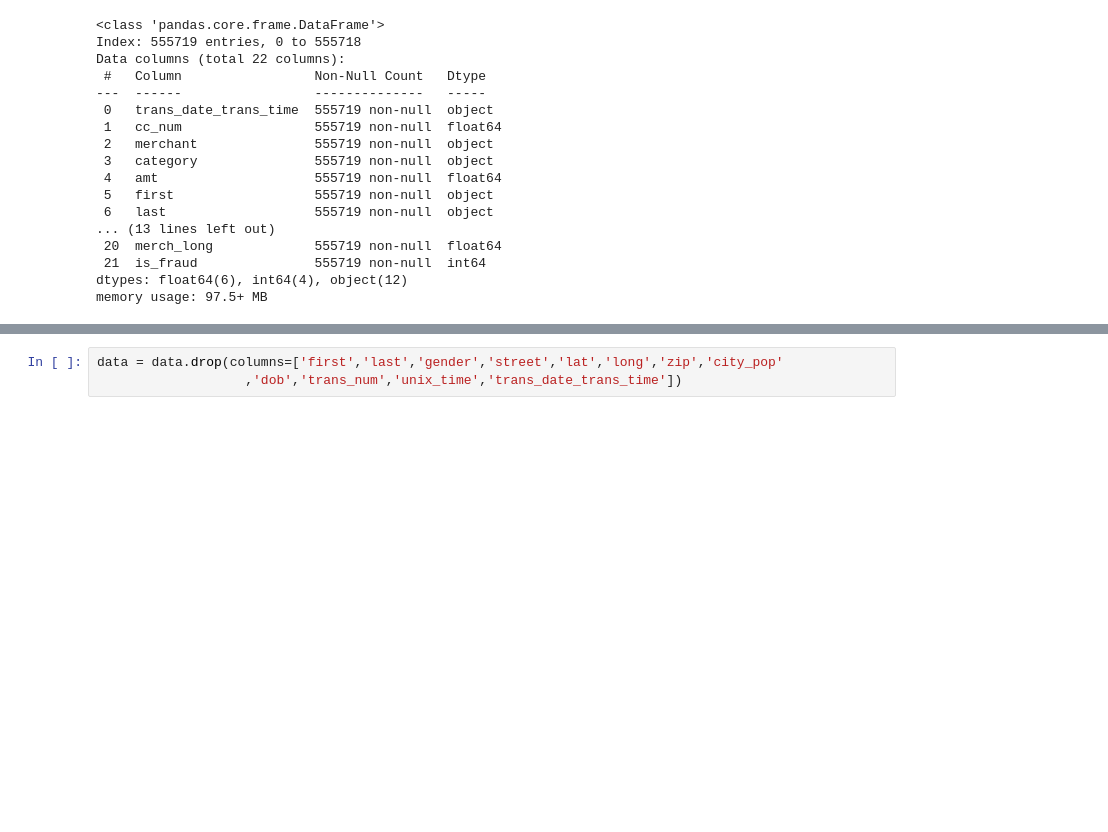
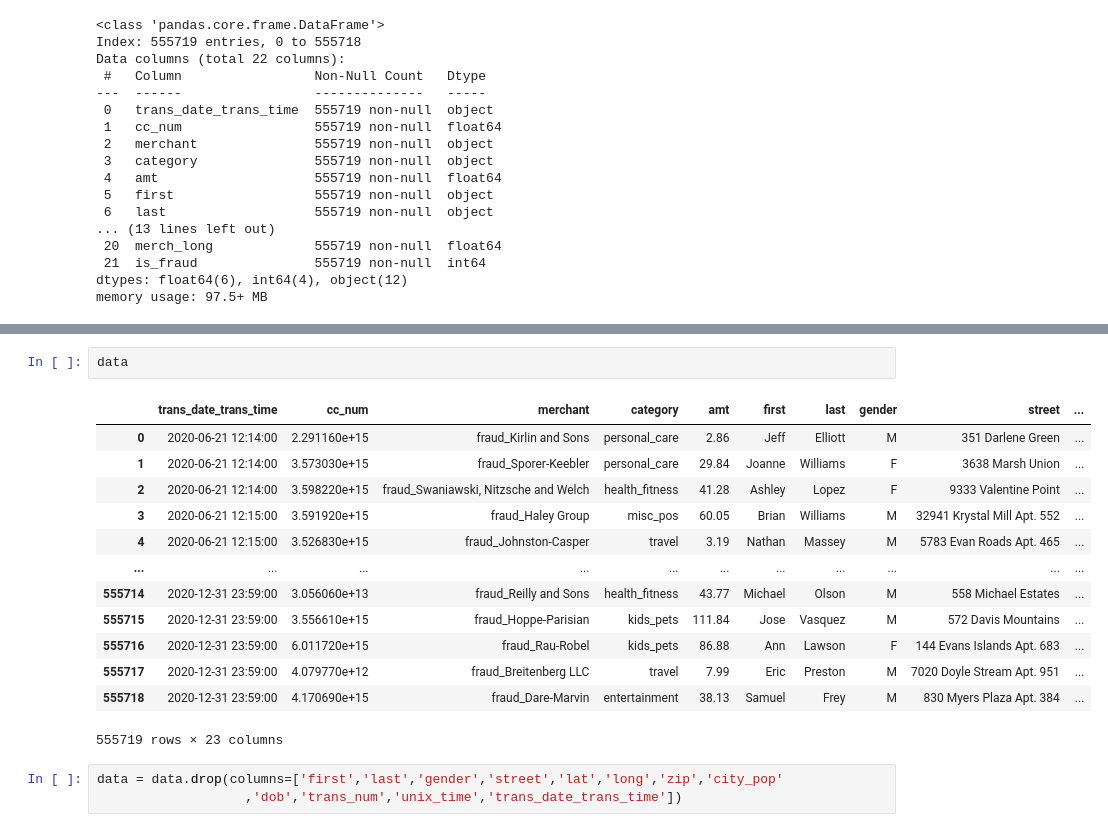
Before and after one commit to byshadowoz/AppleDL, a Jupyter notebook: nose.ipynb, the cells around one changed output, grey strips where cells are left out. Drawn from its saved outputs; the diff is of its cells as text; blank space fills up the shorter version.

```diff
--- a/nose.ipynb
+++ b/nose.ipynb
@@ -31,3 +41,19 @@ memory usage: 97.5+ MB
+# %%
+data
+# %% [output]
+|  | trans_date_trans_time | cc_num | merchant | category | amt | first | last | gender | street | ... |
+| 0 | 2020-06-21 12:14:00 | 2.291160e+15 | fraud_Kirlin and Sons | personal_care | 2.86 | Jeff | Elliott | M | 351 Darlene Green | ... |
+| 1 | 2020-06-21 12:14:00 | 3.573030e+15 | fraud_Sporer-Keebler | personal_care | 29.84 | Joanne | Williams | F | 3638 Marsh Union | ... |
+| 2 | 2020-06-21 12:14:00 | 3.598220e+15 | fraud_Swaniawski, Nitzsche and Welch | health_fitness | 41.28 | Ashley | Lopez | F | 9333 Valentine Point | ... |
+| 3 | 2020-06-21 12:15:00 | 3.591920e+15 | fraud_Haley Group | misc_pos | 60.05 | Brian | Williams | M | 32941 Krystal Mill Apt. 552 | ... |
+| 4 | 2020-06-21 12:15:00 | 3.526830e+15 | fraud_Johnston-Casper | travel | 3.19 | Nathan | Massey | M | 5783 Evan Roads Apt. 465 | ... |
+| ... | ... | ... | ... | ... | ... | ... | ... | ... | ... | ... |
+| 555714 | 2020-12-31 23:59:00 | 3.056060e+13 | fraud_Reilly and Sons | health_fitness | 43.77 | Michael | Olson | M | 558 Michael Estates | ... |
+| 555715 | 2020-12-31 23:59:00 | 3.556610e+15 | fraud_Hoppe-Parisian | kids_pets | 111.84 | Jose | Vasquez | M | 572 Davis Mountains | ... |
+| 555716 | 2020-12-31 23:59:00 | 6.011720e+15 | fraud_Rau-Robel | kids_pets | 86.88 | Ann | Lawson | F | 144 Evans Islands Apt. 683 | ... |
+| 555717 | 2020-12-31 23:59:00 | 4.079770e+12 | fraud_Breitenberg LLC | travel | 7.99 | Eric | Preston | M | 7020 Doyle Stream Apt. 951 | ... |
+| 555718 | 2020-12-31 23:59:00 | 4.170690e+15 | fraud_Dare-Marvin | entertainment | 38.13 | Samuel | Frey | M | 830 Myers Plaza Apt. 384 | ... |
+555719 rows × 23 columns
 # %%
 data = data.drop(columns=['first','last','gender','street','lat','long','zip','city_pop'
                    ,'dob','trans_num','unix_time','trans_date_trans_time'])
```
Also changed, not shown: parts of 34 cells of this notebook.
